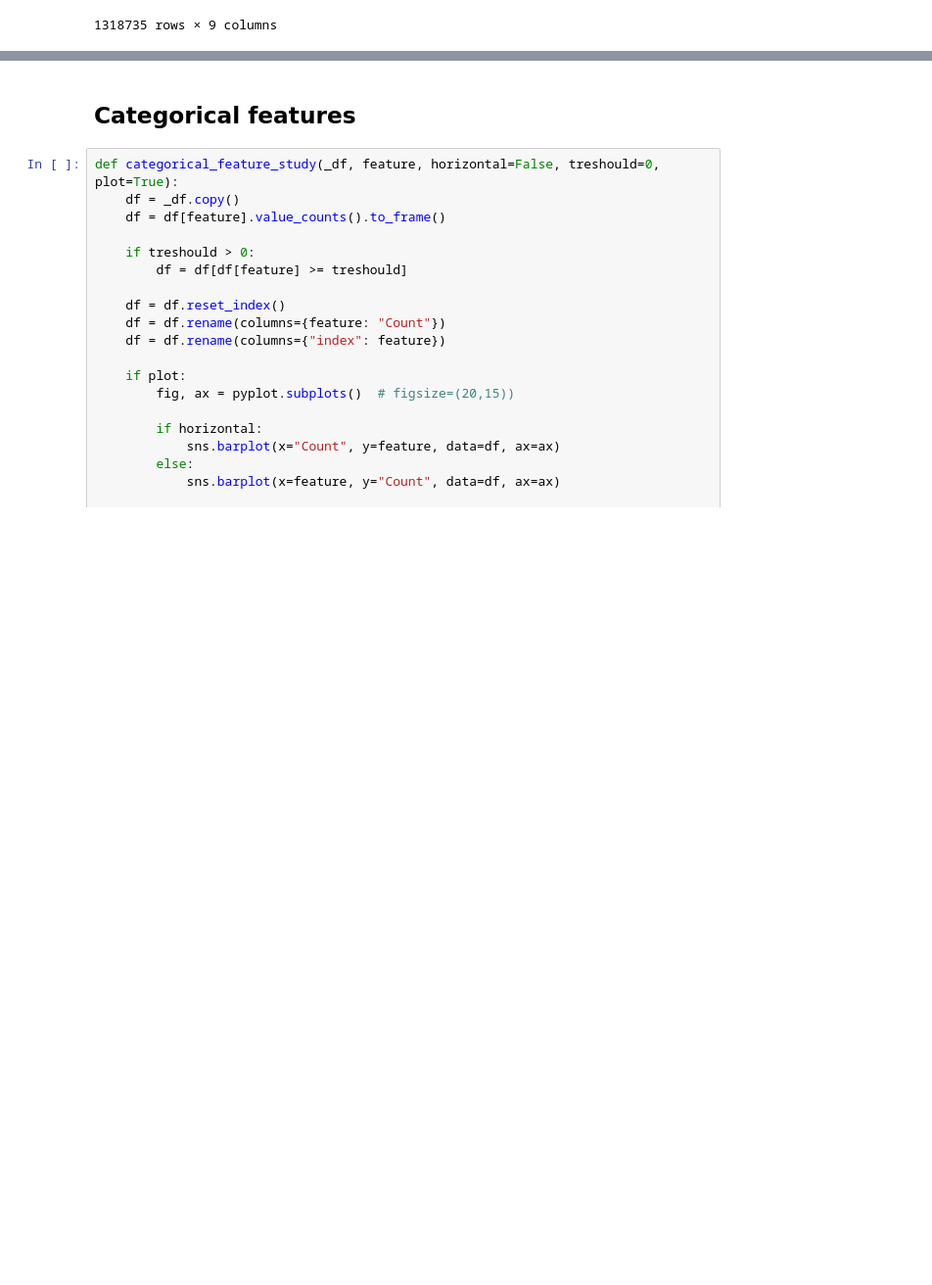
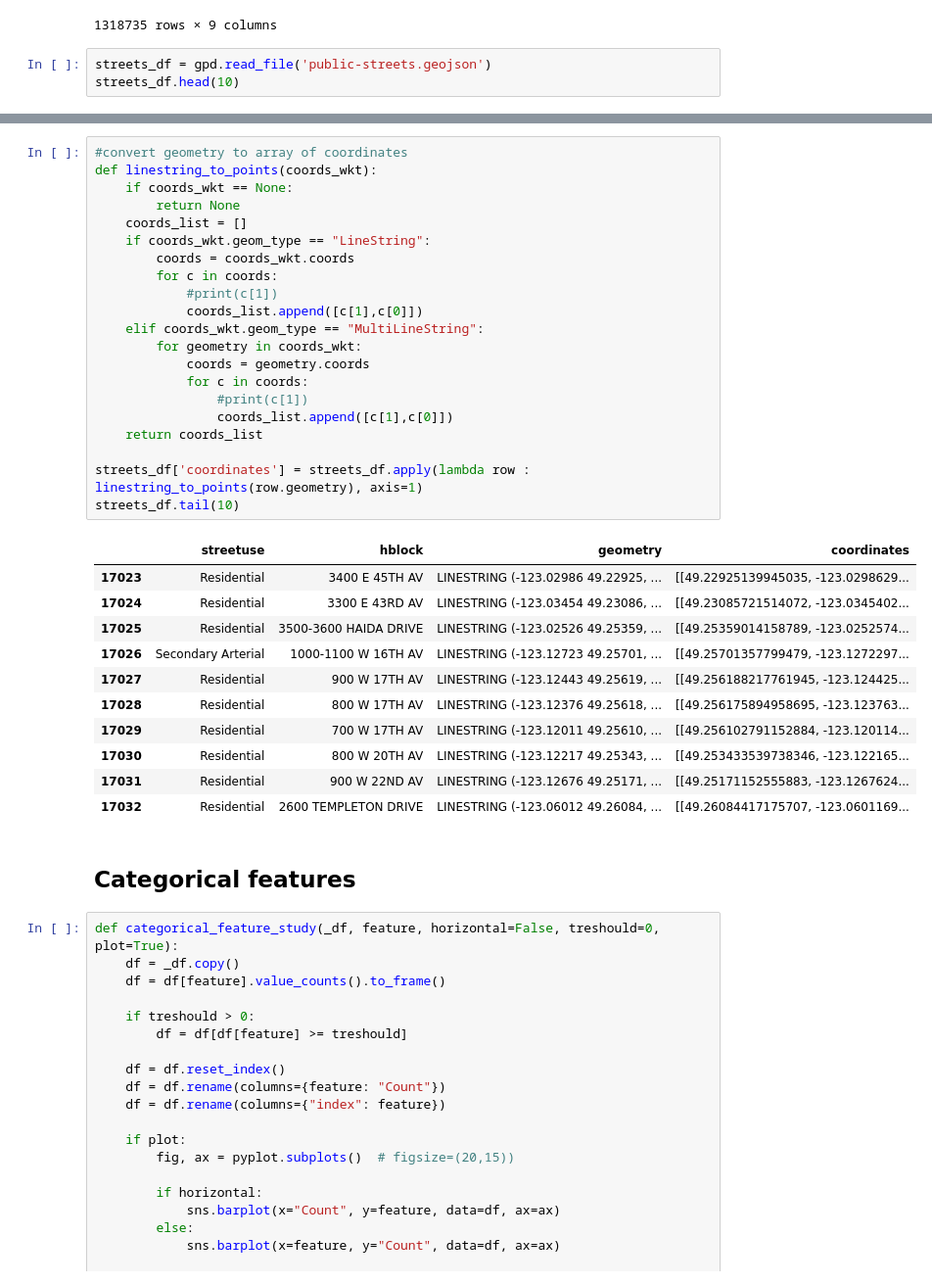
Before and after one commit to anafsa/ChildrenOfJupyter, a Jupyter notebook: Stage-2/Irregular Parking/Prediction of number of infractions using 1D CNNs.ipynb, the cells around one changed output, grey strips where cells are left out. Shown at 98% size. Saved outputs shown, nothing was run; the diff lists cells and outputs as text; blank space fills up the shorter version.

```diff
--- a/Stage-2/Irregular Parking/Prediction of number of infractions using 1D CNNs.ipynb
+++ b/Stage-2/Irregular Parking/Prediction of number of infractions using 1D CNNs.ipynb
@@ -33,3 +34,6 @@ df
 | 1318733 | 1300 | Robson St. | 2017-04-22 | 2952 | 5(4)(a)(ii) | IS | PARK IN A METERED SPACE IF THE PA... | 2017 | 1300 ROBSON ST |
 | 1318734 | 1700 | Davie St. | 2017-04-22 | 2952 | 5(4)(a)(ii) | IS | PARK IN A METERED SPACE IF THE PA... | 2017 | 1700 DAVIE ST |
 1318735 rows × 9 columns
+# %%
+streets_df = gpd.read_file('public-streets.geojson')
+streets_df.head(10)
@@ -36,3 +52,36 @@ df
+# %%
+#convert geometry to array of coordinates
+def linestring_to_points(coords_wkt):
+    if coords_wkt == None:
+        return None
+    coords_list = []
+    if coords_wkt.geom_type == "LineString":
+        coords = coords_wkt.coords
+        for c in coords:
+            #print(c[1])
+            coords_list.append([c[1],c[0]])
+    elif coords_wkt.geom_type == "MultiLineString":
+        for geometry in coords_wkt:
+            coords = geometry.coords
+            for c in coords:
+                #print(c[1])
+                coords_list.append([c[1],c[0]])
+    return coords_list
+
+streets_df['coordinates'] = streets_df.apply(lambda row : linestring_to_points(row.geometry), axis=1)
+streets_df.tail(10)
+# %% [output]
+|  | streetuse | hblock | geometry | coordinates |
+| 17023 | Residential | 3400 E 45TH AV | LINESTRING (-123.02986 49.22925, ... | [[49.22925139945035, -123.0298629... |
+| 17024 | Residential | 3300 E 43RD AV | LINESTRING (-123.03454 49.23086, ... | [[49.23085721514072, -123.0345402... |
+| 17025 | Residential | 3500-3600 HAIDA DRIVE | LINESTRING (-123.02526 49.25359, ... | [[49.25359014158789, -123.0252574... |
+| 17026 | Secondary Arterial | 1000-1100 W 16TH AV | LINESTRING (-123.12723 49.25701, ... | [[49.25701357799479, -123.1272297... |
+| 17027 | Residential | 900 W 17TH AV | LINESTRING (-123.12443 49.25619, ... | [[49.256188217761945, -123.124425... |
+| 17028 | Residential | 800 W 17TH AV | LINESTRING (-123.12376 49.25618, ... | [[49.256175894958695, -123.123763... |
+| 17029 | Residential | 700 W 17TH AV | LINESTRING (-123.12011 49.25610, ... | [[49.256102791152884, -123.120114... |
+| 17030 | Residential | 800 W 20TH AV | LINESTRING (-123.12217 49.25343, ... | [[49.253433539738346, -123.122165... |
+| 17031 | Residential | 900 W 22ND AV | LINESTRING (-123.12676 49.25171, ... | [[49.25171152555883, -123.1267624... |
+| 17032 | Residential | 2600 TEMPLETON DRIVE | LINESTRING (-123.06012 49.26084, ... | [[49.26084417175707, -123.0601169... |
 # %% [markdown]
 ## Categorical features
 # %%
```
Also changed, not shown: parts of 10 cells of this notebook, 1 other file.
